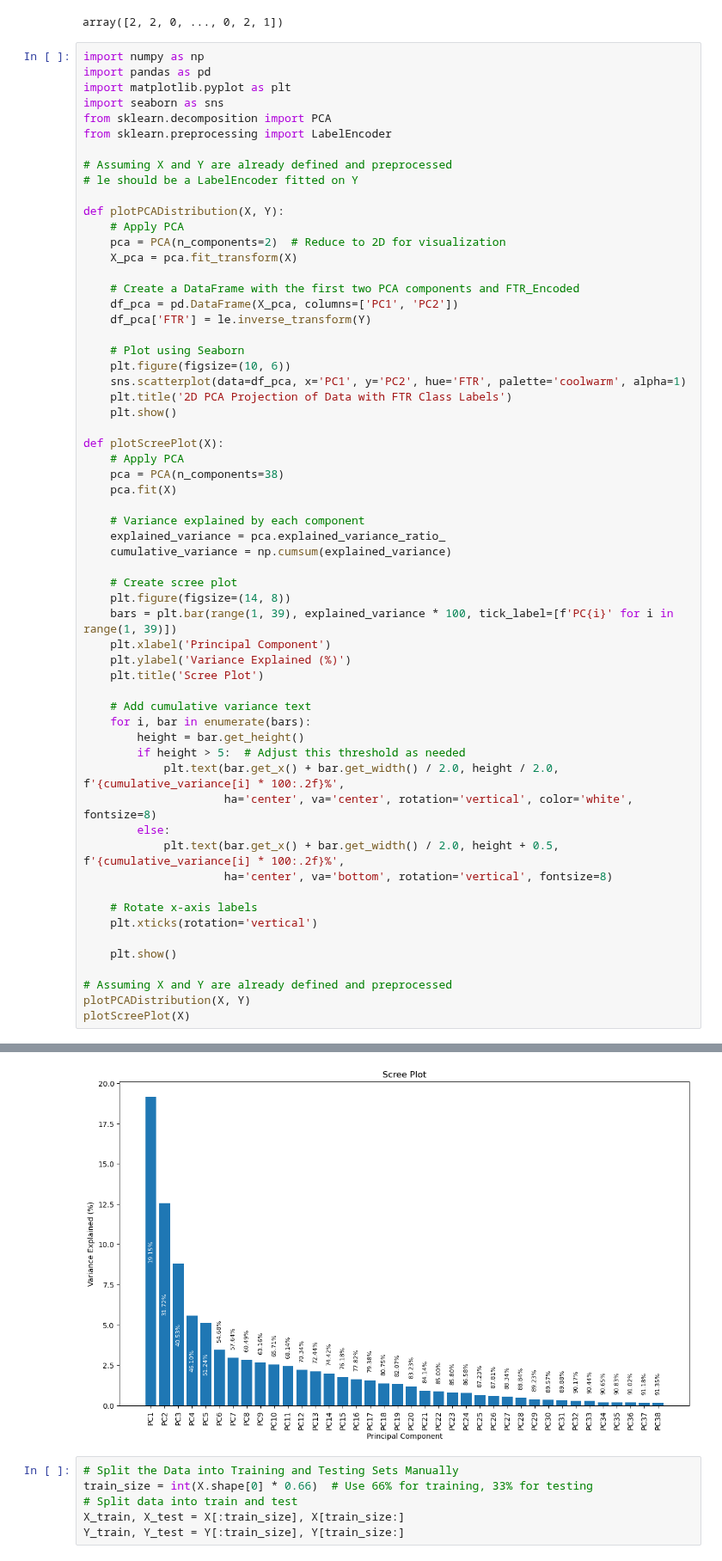
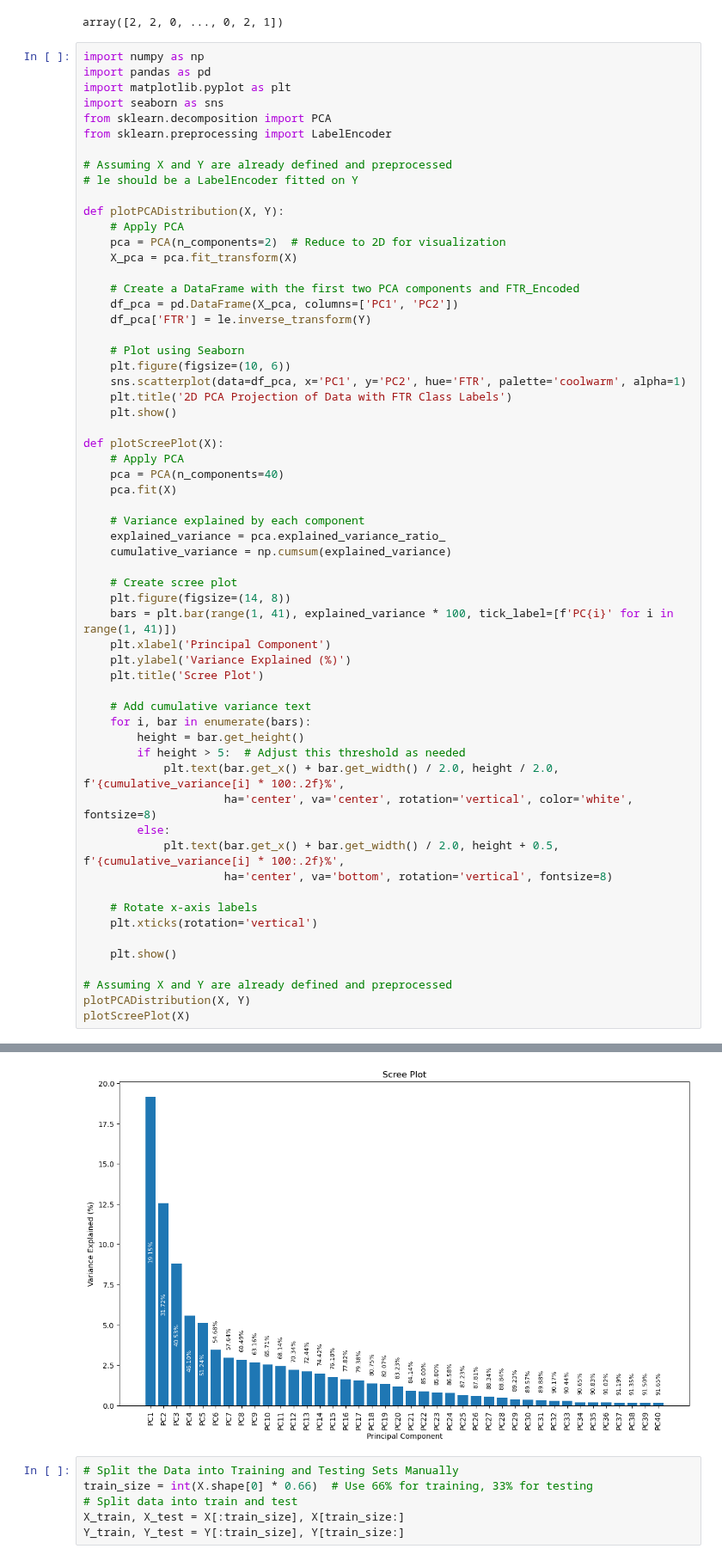
Before and after one commit to chenhsu16/SVM_Collab, a Jupyter notebook: Chen/Combined V2/Combined Notebook (Complicated) v2.ipynb, the cells around one changed output, grey strips where cells are left out. Shown at 86% size. Saved outputs shown, nothing was run; the diff lists cells and outputs as text.

```diff
--- a/Chen/Combined V2/Combined Notebook (Complicated) v2.ipynb
+++ b/Chen/Combined V2/Combined Notebook (Complicated) v2.ipynb
@@ -634,41 +630,41 @@ def plotPCADistribution(X, Y):
 
 def plotScreePlot(X):
     # Apply PCA
-    pca = PCA(n_components=38)
+    pca = PCA(n_components=40)
     pca.fit(X)
 
     # Variance explained by each component
     explained_variance = pca.explained_variance_ratio_
     cumulative_variance = np.cumsum(explained_variance)
 
     # Create scree plot
     plt.figure(figsize=(14, 8))
-    bars = plt.bar(range(1, 39), explained_variance * 100, tick_label=[f'PC{i}' for i in range(1, 39)])
+    bars = plt.bar(range(1, 41), explained_variance * 100, tick_label=[f'PC{i}' for i in range(1, 41)])
     plt.xlabel('Principal Component')
     plt.ylabel('Variance Explained (%)')
     plt.title('Scree Plot')
 
     # Add cumulative variance text
     for i, bar in enumerate(bars):
         height = bar.get_height()
         if height > 5:  # Adjust this threshold as needed
             plt.text(bar.get_x() + bar.get_width() / 2.0, height / 2.0, f'{cumulative_variance[i] * 100:.2f}%',
                      ha='center', va='center', rotation='vertical', color='white', fontsize=8)
         else:
             plt.text(bar.get_x() + bar.get_width() / 2.0, height + 0.5, f'{cumulative_variance[i] * 100:.2f}%',
                      ha='center', va='bottom', rotation='vertical', fontsize=8)
 
     # Rotate x-axis labels
     plt.xticks(rotation='vertical')
 
     plt.show()
 
 # Assuming X and Y are already defined and preprocessed
 plotPCADistribution(X, Y)
 plotScreePlot(X)
 # %% [output]
 [figure]
-[figure, old version]
+[figure, new version]
 # %%
 # Split the Data into Training and Testing Sets Manually
 train_size = int(X.shape[0] * 0.66)  # Use 66% for training, 33% for testing
```
Also changed, not shown: parts of 8 cells of this notebook, 2 other files.
